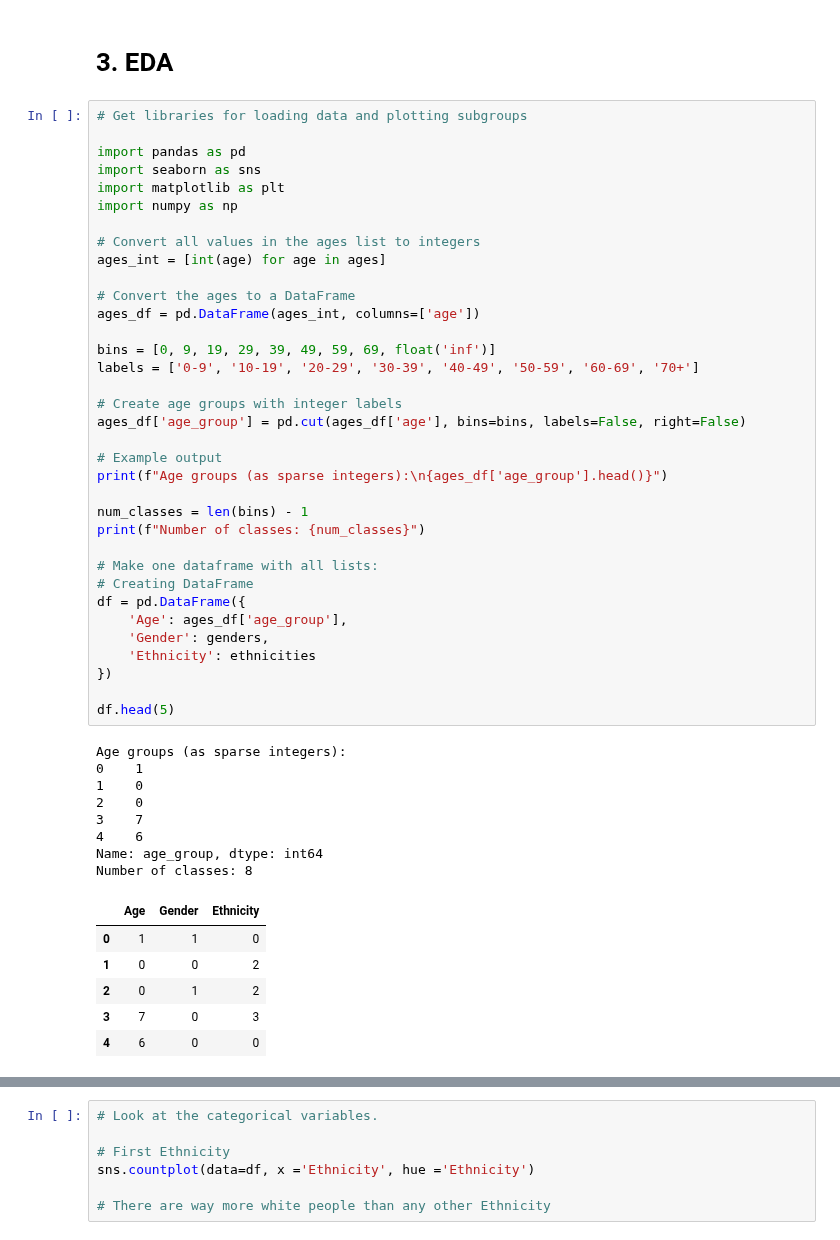
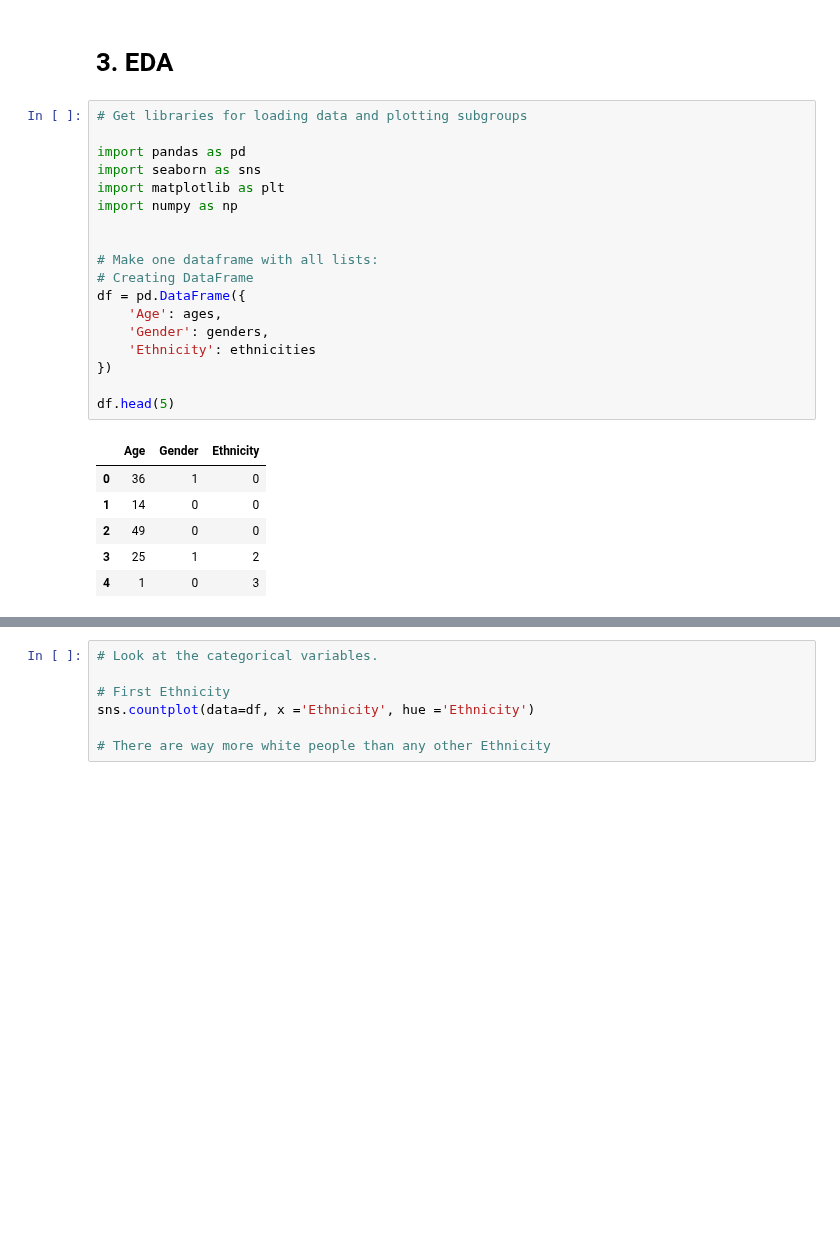
Before and after one commit to mortgad/DLVR, a Jupyter notebook: UTKface.ipynb, the cells around one changed output, grey strips where cells are left out. Drawn from its saved outputs; the diff is of its cells as text; blank space fills up the shorter version.

```diff
--- a/UTKface.ipynb
+++ b/UTKface.ipynb
@@ -260,50 +261,25 @@ Length of images: 24101
 # %%
 # Get libraries for loading data and plotting subgroups
 
 import pandas as pd
 import seaborn as sns
 import matplotlib as plt
 import numpy as np
 
-# Convert all values in the ages list to integers
-ages_int = [int(age) for age in ages]
-
-# Convert the ages to a DataFrame
-ages_df = pd.DataFrame(ages_int, columns=['age'])
-
-bins = [0, 9, 19, 29, 39, 49, 59, 69, float('inf')]
-labels = ['0-9', '10-19', '20-29', '30-39', '40-49', '50-59', '60-69', '70+']
-
-# Create age groups with integer labels
-ages_df['age_group'] = pd.cut(ages_df['age'], bins=bins, labels=False, right=False)
-
-# Example output
-print(f"Age groups (as sparse integers):\n{ages_df['age_group'].head()}")
-
-num_classes = len(bins) - 1
-print(f"Number of classes: {num_classes}")
 
 # Make one dataframe with all lists:
 # Creating DataFrame
 df = pd.DataFrame({
-    'Age': ages_df['age_group'],
+    'Age': ages,
     'Gender': genders,
     'Ethnicity': ethnicities
 })
 
 df.head(5)
 # %% [output]
-Age groups (as sparse integers):
-0    1
-1    0
-2    0
-3    7
-4    6
-Name: age_group, dtype: int64
-Number of classes: 8
 |  | Age | Gender | Ethnicity |
-| 0 | 1 | 1 | 0 |
-| 1 | 0 | 0 | 2 |
-| 2 | 0 | 1 | 2 |
-| 3 | 7 | 0 | 3 |
-| 4 | 6 | 0 | 0 |
+| 0 | 36 | 1 | 0 |
+| 1 | 14 | 0 | 0 |
+| 2 | 49 | 0 | 0 |
+| 3 | 25 | 1 | 2 |
+| 4 | 1 | 0 | 3 |
```
Also changed, not shown: parts of 14 cells of this notebook.
